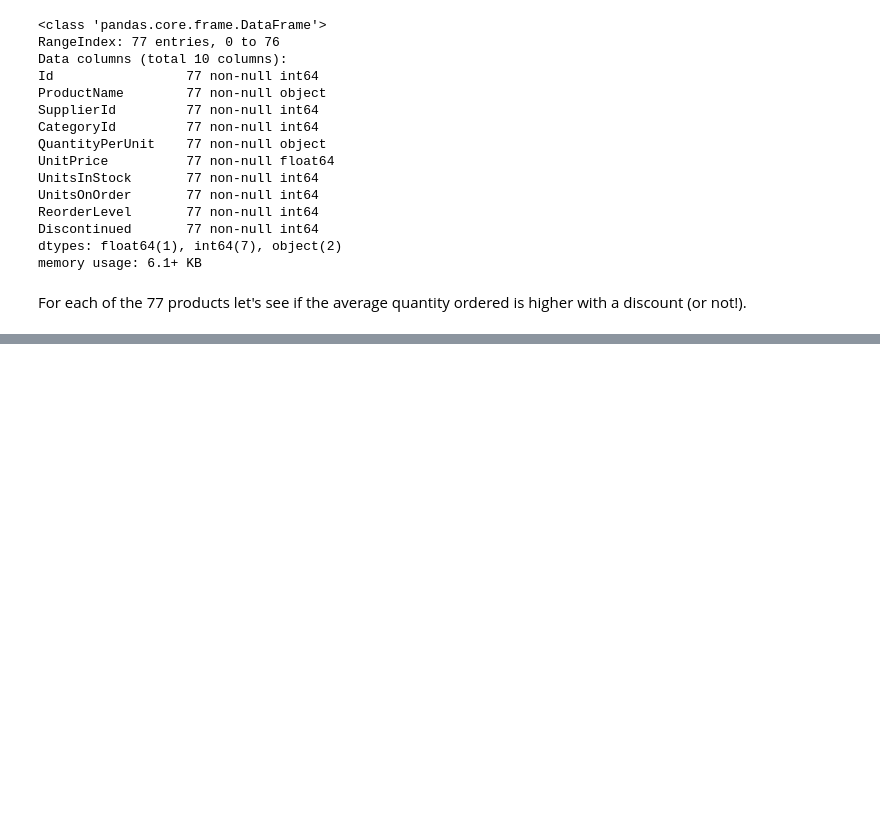
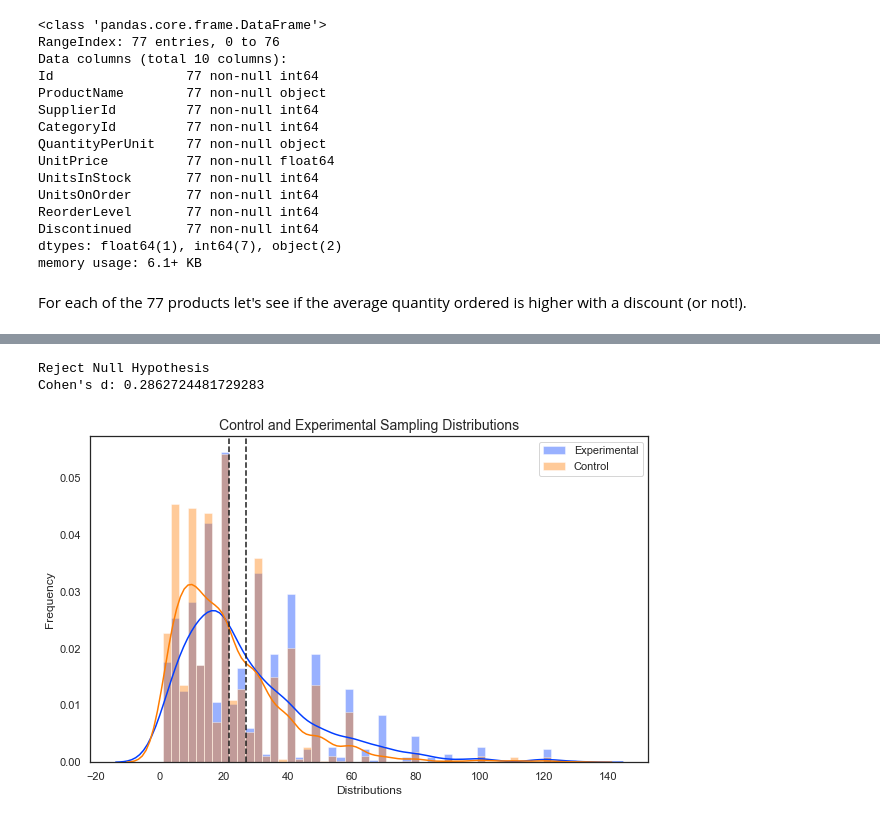
Before and after one commit to MissAle17/dsc-2-final-project-online-ds-sp-000, a Jupyter notebook: Mod2_Project_v2.ipynb, the cells around one changed output, grey strips where cells are left out. Drawn from its saved outputs; the diff is of its cells as text; code cells hidden in the pictures; blank space fills up the shorter version.

```diff
--- a/Mod2_Project_v2.ipynb
+++ b/Mod2_Project_v2.ipynb
@@ -141,0 +197,13 @@ The Mean Order withour a discount is  21.812
+# %%
+
+def Cohen_d(group1, group2):
+
+    diff = group1.mean() - group2.mean()
+    n1, n2 = len(group1), len(group2)
+    var1 = group1.var()
+    var2 = group2.var()
+    # Calculate the pooled threshold as shown earlier
+    pooled_var = (n1 * var1 + n2 * var2) / (n1 + n2)
+    # Calculate Cohen's d statistic
+    d = diff / np.sqrt(pooled_var)
+    return abs(d)
@@ -141,0 +212,15 @@ The Mean Order withour a discount is  21.812
+# %%
+
+def visualization(control, experimental):
+    plt.figure(figsize=(10,6))
+    sns.distplot(experimental, bins=50,  label='Experimental')
+    sns.distplot(control, bins=50,  label='Control')
+
+    plt.axvline(x=control.mean(), color='k', linestyle='--')
+    plt.axvline(x=experimental.mean(), color='k', linestyle='--')
+
+    plt.title('Control and Experimental Sampling Distributions', fontsize=14)
+    plt.xlabel('Distributions')
+    plt.ylabel('Frequency')
+    plt.legend()
+    plt.show()
@@ -141,0 +240,14 @@ The Mean Order withour a discount is  21.812
+# %%
+control = OrderDetail_df[OrderDetail_df['Discount']==0]['Quantity']
+experimental = OrderDetail_df[OrderDetail_df['Discount']!=0]['Quantity']
+
+t_stat, p = stats.ttest_ind(control, experimental)
+d = Cohen_d(experimental, control)
+
+print('Reject Null Hypothesis') if p < 0.025 else print('Failed to reject Null Hypothesis')
+print("Cohen's d:", d)
+visualization(control, experimental)
+# %% [output]
+Reject Null Hypothesis
+Cohen's d: 0.2862724481729283
+[figure, added]
```
Also changed, not shown: parts of 46 cells of this notebook.
